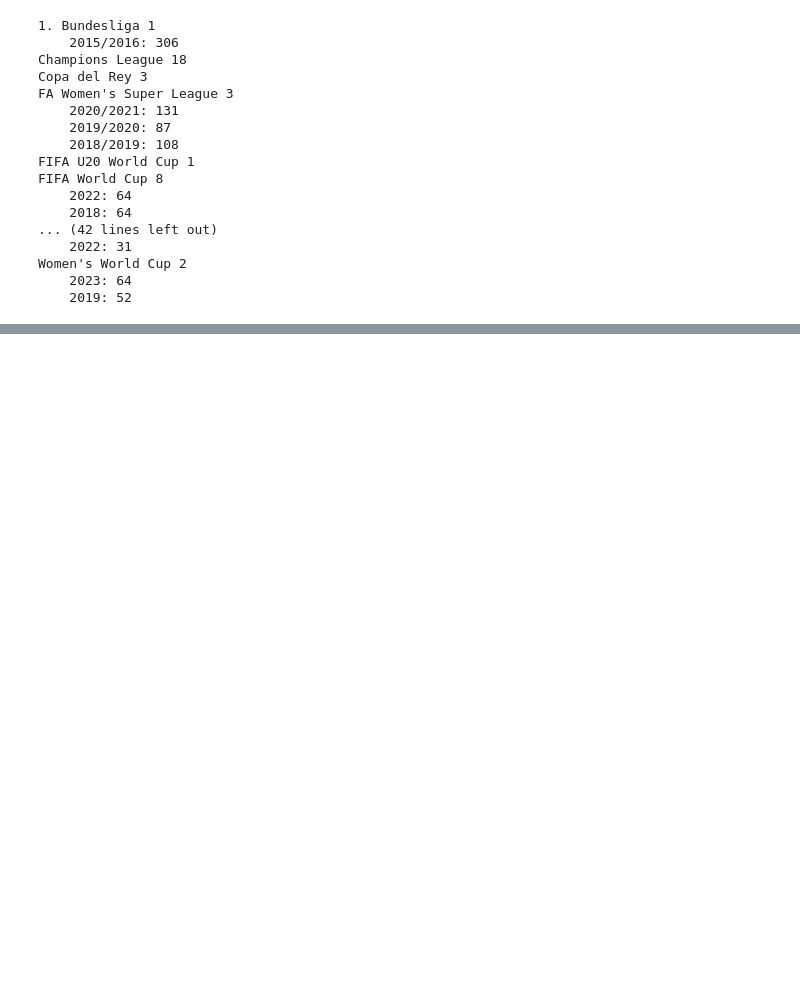
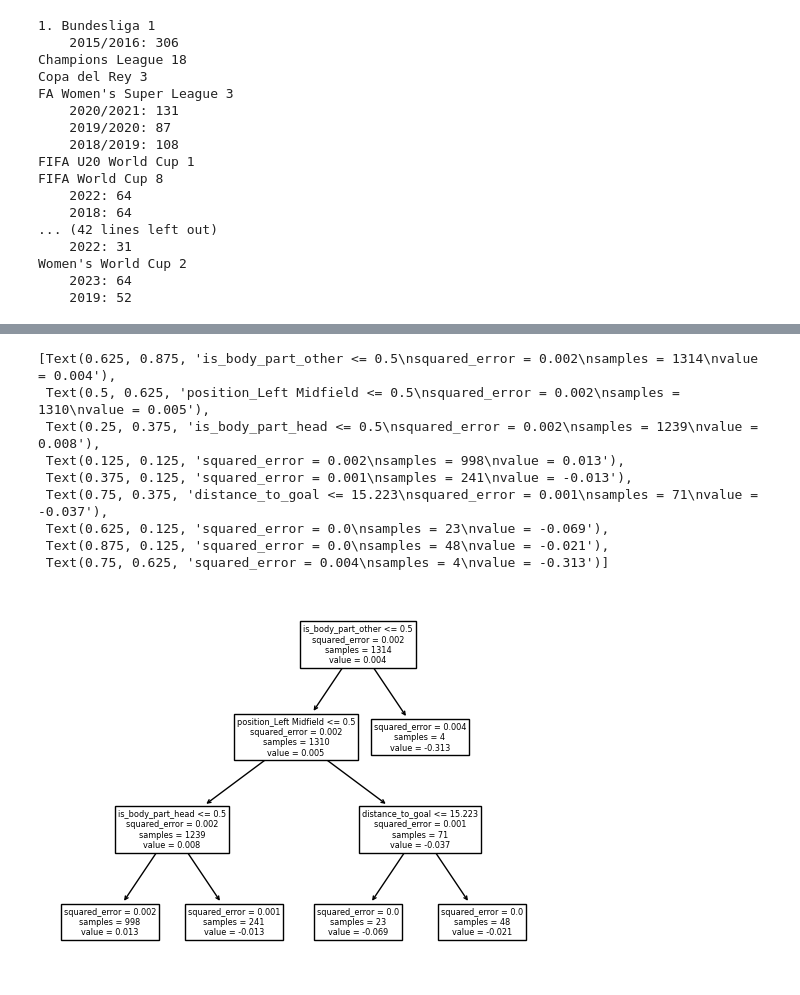
Before and after one commit to AndrewRook/soccer_analytics, a Jupyter notebook: analysis_notebooks/xg/simple_model.ipynb, the cells around one changed output, grey strips where cells are left out. Cells and saved outputs as stored; diff of their text form; code cells hidden in the pictures; blank space fills up the shorter version.

```diff
--- a/analysis_notebooks/xg/simple_model.ipynb
+++ b/analysis_notebooks/xg/simple_model.ipynb
@@ -113,0 +136,16 @@ coefficient_info.head()
+# %%
+bundesliga_x_pl_data = model_info["Premier League"]["data_prep_pipeline"].transform(
+    test_data["1. Bundesliga"]
+)
+bundesliga_x_pl_predictions = model_info["Premier League"]["model"].predict_proba(bundesliga_x_pl_data)[:, 1]
+
+bundesliga_x_bundes_data = model_info["1. Bundesliga"]["data_prep_pipeline"].transform(
+    test_data["1. Bundesliga"]
+)
+bundesliga_x_bundes_predictions = model_info["1. Bundesliga"]["model"].predict_proba(bundesliga_x_bundes_data)[:, 1]
+
+diff_data = bundesliga_x_bundes_data.copy()
+
+diff_data["bundesliga_model"] = bundesliga_x_bundes_predictions
+diff_data["premier_league_model"] = bundesliga_x_pl_predictions
+diff_data["model_difference"] = bundesliga_x_bundes_predictions - bundesliga_x_pl_predictions
@@ -113,0 +168,2 @@ coefficient_info.head()
+# %%
+excluded_columns = ["bundesliga_model", "premier_league_model", "model_difference"]
@@ -113,0 +182,16 @@ coefficient_info.head()
+# %%
+from sklearn.tree import DecisionTreeRegressor, plot_tree
+tree = DecisionTreeRegressor(max_depth=3, min_samples_split=20, random_state=156)
+tree.fit(diff_data.drop(excluded_columns, axis=1), diff_data["model_difference"])
+plot_tree(tree, feature_names=list(diff_data.drop(excluded_columns, axis=1).columns))
+# %% [output]
+[Text(0.625, 0.875, 'is_body_part_other <= 0.5\nsquared_error = 0.002\nsamples = 1314\nvalue = 0.004'),
+ Text(0.5, 0.625, 'position_Left Midfield <= 0.5\nsquared_error = 0.002\nsamples = 1310\nvalue = 0.005'),
+ Text(0.25, 0.375, 'is_body_part_head <= 0.5\nsquared_error = 0.002\nsamples = 1239\nvalue = 0.008'),
+ Text(0.125, 0.125, 'squared_error = 0.002\nsamples = 998\nvalue = 0.013'),
+ Text(0.375, 0.125, 'squared_error = 0.001\nsamples = 241\nvalue = -0.013'),
+ Text(0.75, 0.375, 'distance_to_goal <= 15.223\nsquared_error = 0.001\nsamples = 71\nvalue = -0.037'),
+ Text(0.625, 0.125, 'squared_error = 0.0\nsamples = 23\nvalue = -0.069'),
+ Text(0.875, 0.125, 'squared_error = 0.0\nsamples = 48\nvalue = -0.021'),
+ Text(0.75, 0.625, 'squared_error = 0.004\nsamples = 4\nvalue = -0.313')]
+[figure, added]
```
Also changed, not shown: parts of 8 cells of this notebook.
